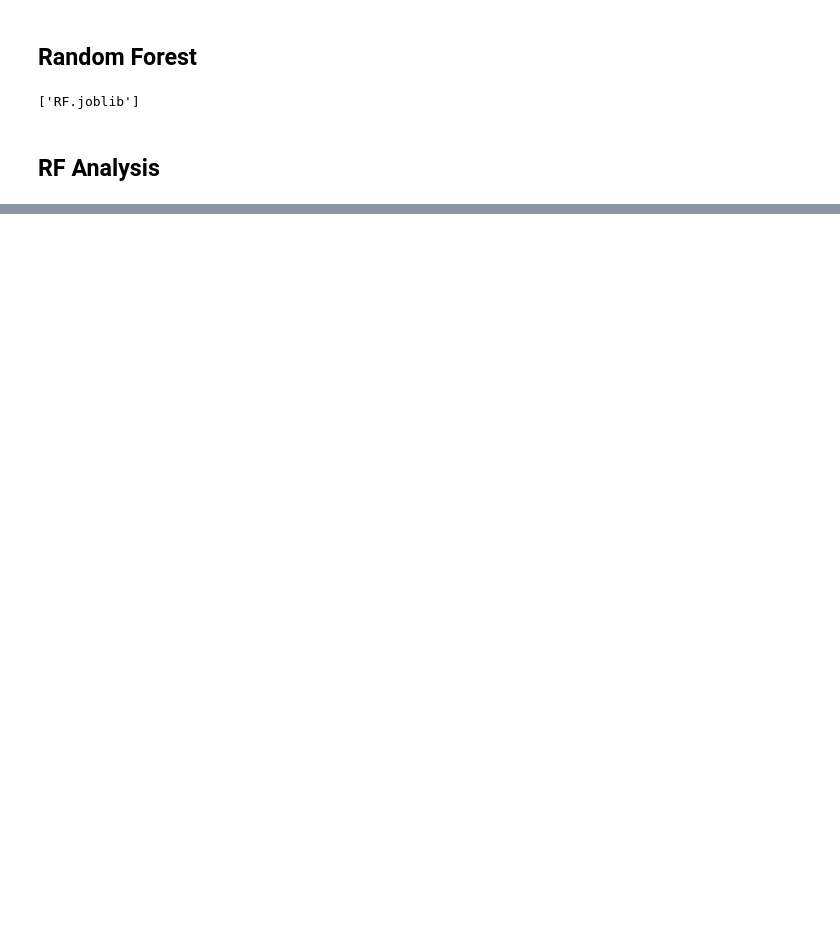
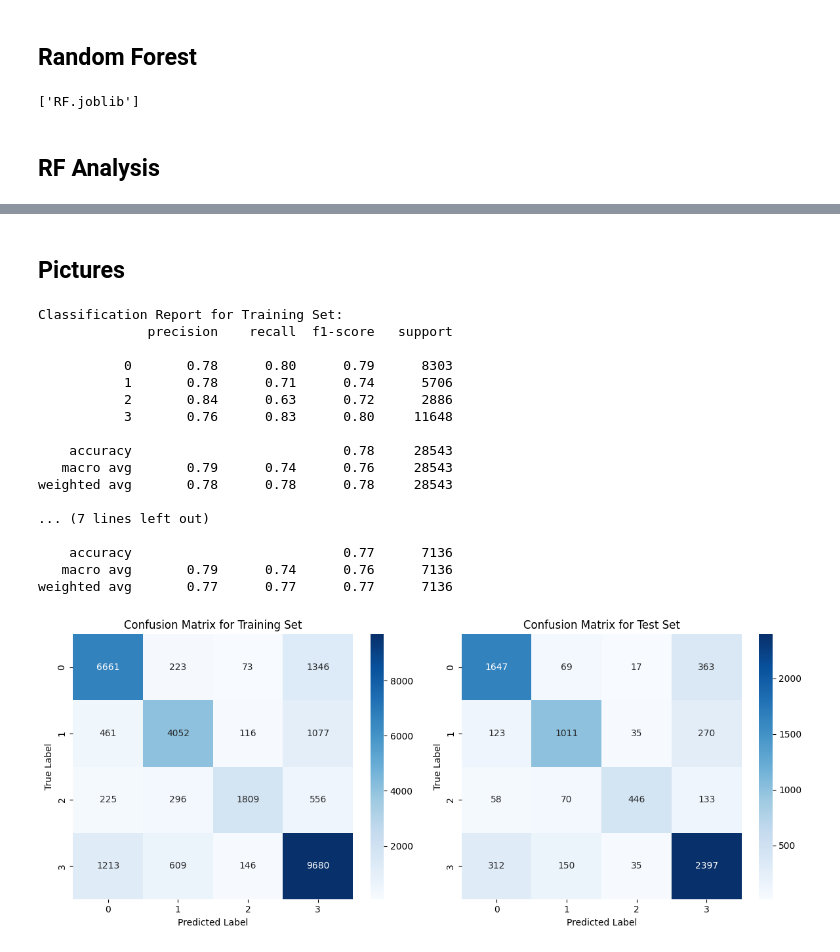
Before and after one commit to WeichenZhang89/ecs-171-ecs, a Jupyter notebook: Improved ML model.ipynb, the cells around one changed output, grey strips where cells are left out. Cells and saved outputs as stored; diff of their text form; code cells hidden in the pictures; blank space fills up the shorter version.

```diff
--- a/Improved ML model.ipynb
+++ b/Improved ML model.ipynb
@@ -241,7 +233,7 @@ weighted avg       0.83      0.83      0.83     28543
 # %% [markdown]
 ## Random Forest
 # %%
-RF_model = RandomForestClassifier(n_estimators=200)
+RF_model = RandomForestClassifier(n_estimators=1000)
 RF_model.fit(scale_xTrain, yTrain)
 dump(RF_model, 'RF.joblib')
 # %% [output]
@@ -249,9 +241,16 @@ dump(RF_model, 'RF.joblib')
 # %% [markdown]
 ## RF Analysis
 # %%
+RF_model = load('RF.joblib')
 y_pred = RF_model.predict(scale_xTest)
 print("Classification Report:")
-print(classification_report(yTrain, y_pred_classes))
+print(classification_report(yTest, y_pred))
+rf_test_accuracy = accuracy_score(yTest, y_pred)
+print(f"Test Accuracy: {rf_test_accuracy * 100:.5f}%")
+
+y_pred = RF_model.predict(scale_xTrain)
+rf_train_accuracy = accuracy_score(yTrain, y_pred)
+print(f"Train Accuracy: {rf_train_accuracy * 100:.5f}%")
 # %% [output]
 Classification Report:
               precision    recall  f1-score   support
@@ -266,0 +327,49 @@ weighted avg       0.83      0.83      0.83     28543
+# %% [markdown]
+## Pictures
+# %%
+
+print("Classification Report for Training Set:")
+print(classification_report(yTrain, ensemble_preds_train))
+
+print("Classification Report for Test Set:")
+print(classification_report(yTest, ensemble_preds_test))
+
+
+confusion_matrix_train = confusion_matrix(yTrain, ensemble_preds_train)
+confusion_matrix_test = confusion_matrix(yTest, ensemble_preds_test)
+
+plt.figure(figsize=(12, 5))
+
+plt.subplot(1, 2, 1)
+sns.heatmap(confusion_matrix_train, annot=True, fmt="d", cmap='Blues')
+plt.title('Confusion Matrix for Training Set')
+plt.xlabel('Predicted Label')
+plt.ylabel('True Label')
+
+plt.subplot(1, 2, 2)
+sns.heatmap(confusion_matrix_test, annot=True, fmt="d", cmap='Blues')
+plt.title('Confusion Matrix for Test Set')
+plt.xlabel('Predicted Label')
+plt.ylabel('True Label')
+
+plt.tight_layout()
+plt.show()
+# %% [output]
+Classification Report for Training Set:
+              precision    recall  f1-score   support
+
+           0       0.78      0.80      0.79      8303
+           1       0.78      0.71      0.74      5706
+           2       0.84      0.63      0.72      2886
+           3       0.76      0.83      0.80     11648
+
+    accuracy                           0.78     28543
+   macro avg       0.79      0.74      0.76     28543
+weighted avg       0.78      0.78      0.78     28543
+
+... (7 lines left out)
+
+    accuracy                           0.77      7136
+   macro avg       0.79      0.74      0.76      7136
+weighted avg       0.77      0.77      0.77      7136
+[figure, added]
```
Also changed, not shown: parts of 8 cells of this notebook, 4 other files.
